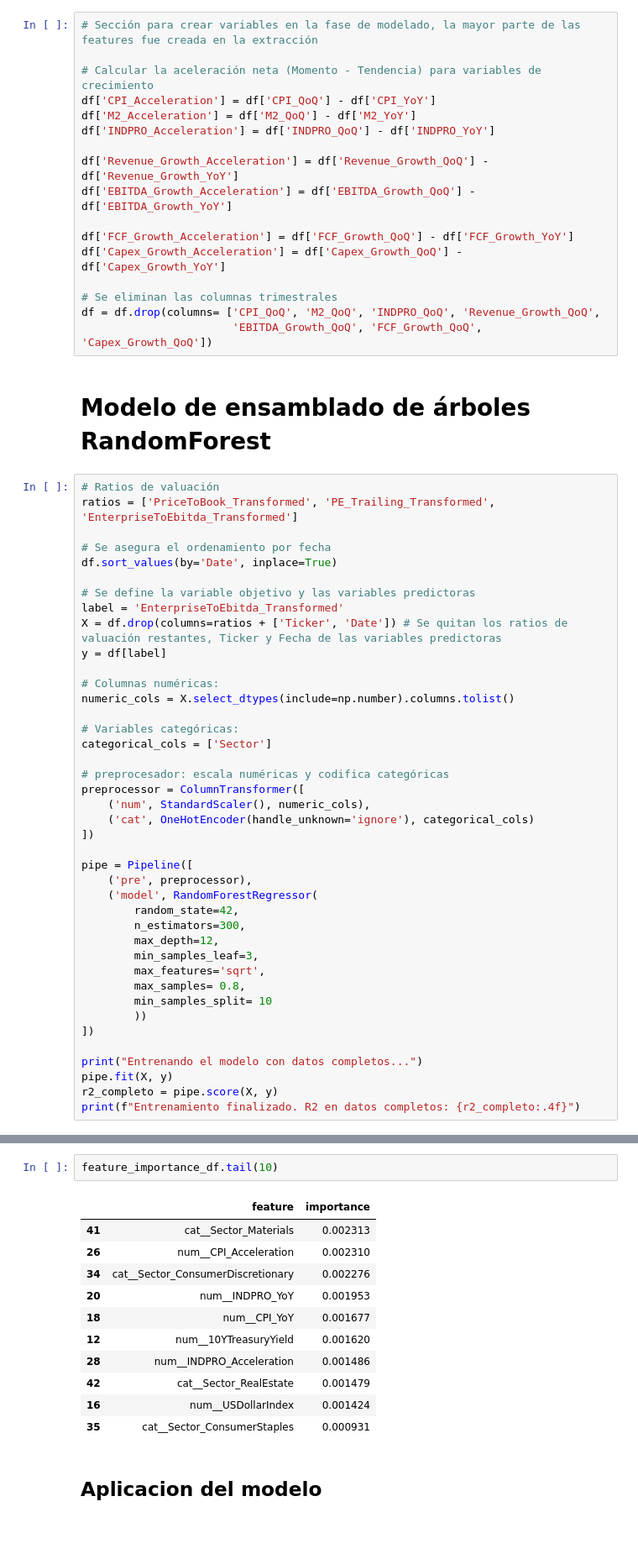
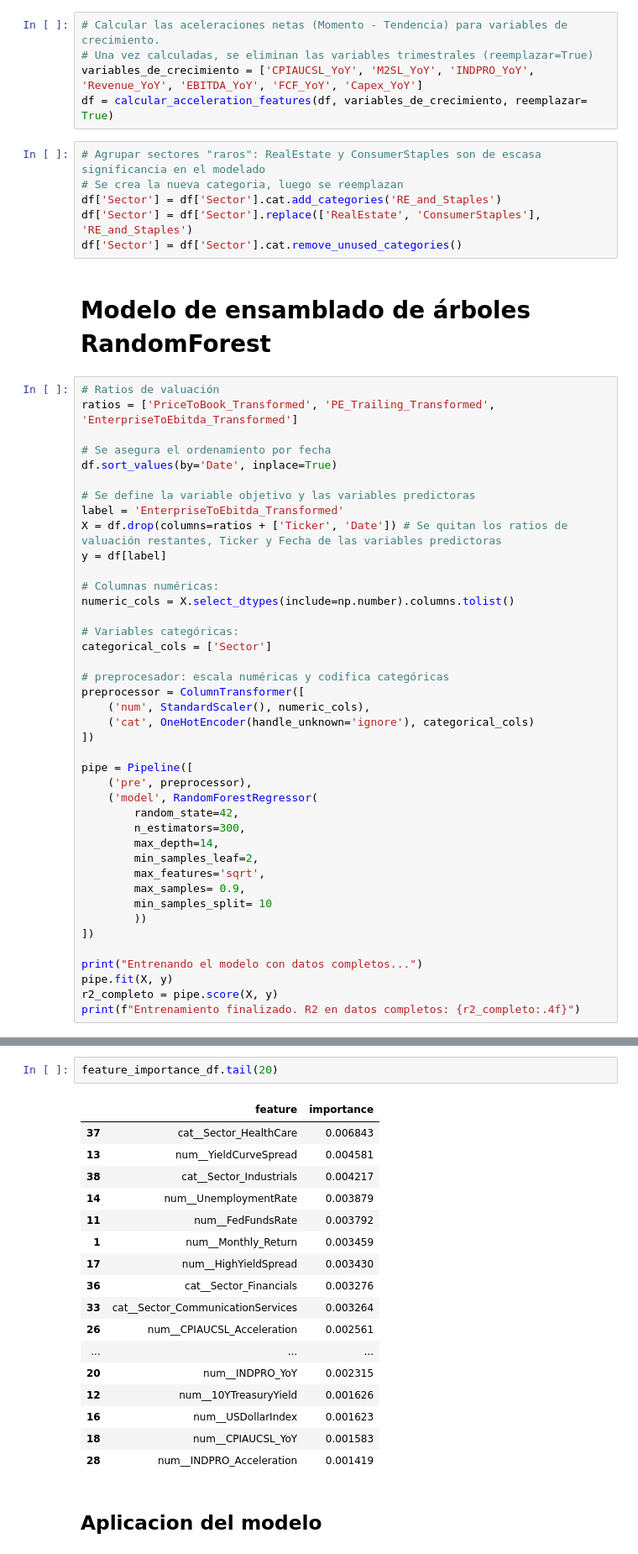
Before and after one commit to sebakremis/FinDataMining, a Jupyter notebook: 03_Modeling.ipynb, the cells around one changed output, grey strips where cells are left out. Shown at 84% size. Drawn from its saved outputs; the diff is of its cells as text; blank space fills up the shorter version.

Commit message:
agrupar sectores raros, modularizar funciones

```diff
--- a/03_Modeling.ipynb
+++ b/03_Modeling.ipynb
@@ -41,20 +44,14 @@ memory usage: 5.3+ MB
 # %%
-# Sección para crear variables en la fase de modelado, la mayor parte de las features fue creada en la extracción
-
-# Calcular la aceleración neta (Momento - Tendencia) para variables de crecimiento
-df['CPI_Acceleration'] = df['CPI_QoQ'] - df['CPI_YoY']
-df['M2_Acceleration'] = df['M2_QoQ'] - df['M2_YoY']
-df['INDPRO_Acceleration'] = df['INDPRO_QoQ'] - df['INDPRO_YoY']
-
-df['Revenue_Growth_Acceleration'] = df['Revenue_Growth_QoQ'] - df['Revenue_Growth_YoY']
-df['EBITDA_Growth_Acceleration'] = df['EBITDA_Growth_QoQ'] - df['EBITDA_Growth_YoY']
-
-df['FCF_Growth_Acceleration'] = df['FCF_Growth_QoQ'] - df['FCF_Growth_YoY']
-df['Capex_Growth_Acceleration'] = df['Capex_Growth_QoQ'] - df['Capex_Growth_YoY']
-
-# Se eliminan las columnas trimestrales
-df = df.drop(columns= ['CPI_QoQ', 'M2_QoQ', 'INDPRO_QoQ', 'Revenue_Growth_QoQ',
-                       'EBITDA_Growth_QoQ', 'FCF_Growth_QoQ', 'Capex_Growth_QoQ'])
+# Calcular las aceleraciones netas (Momento - Tendencia) para variables de crecimiento.
+# Una vez calculadas, se eliminan las variables trimestrales (reemplazar=True)
+variables_de_crecimiento = ['CPIAUCSL_YoY', 'M2SL_YoY', 'INDPRO_YoY', 'Revenue_YoY', 'EBITDA_YoY', 'FCF_YoY', 'Capex_YoY']
+df = calcular_acceleration_features(df, variables_de_crecimiento, reemplazar= True)
+# %%
+# Agrupar sectores "raros": RealEstate y ConsumerStaples son de escasa significancia en el modelado
+# Se crea la nueva categoria, luego se reemplazan
+df['Sector'] = df['Sector'].cat.add_categories('RE_and_Staples')
+df['Sector'] = df['Sector'].replace(['RealEstate', 'ConsumerStaples'], 'RE_and_Staples')
+df['Sector'] = df['Sector'].cat.remove_unused_categories()
 # %% [markdown]
 # Modelo de ensamblado de árboles RandomForest
 # %%
@@ -86,10 +83,10 @@ pipe = Pipeline([
     ('model', RandomForestRegressor(
         random_state=42,
         n_estimators=300,
-        max_depth=12,
-        min_samples_leaf=3,
+        max_depth=14,
+        min_samples_leaf=2,
         max_features='sqrt',
-        max_samples= 0.8,
+        max_samples= 0.9,
         min_samples_split= 10
         ))
 ])
@@ -152,17 +149,23 @@ feature_importance_df.head(20)
 # %%
-feature_importance_df.tail(10)
+feature_importance_df.tail(20)
 # %% [output]
 |  | feature | importance |
-| 41 | cat__Sector_Materials | 0.002313 |
-| 26 | num__CPI_Acceleration | 0.002310 |
-| 34 | cat__Sector_ConsumerDiscretionary | 0.002276 |
-| 20 | num__INDPRO_YoY | 0.001953 |
-| 18 | num__CPI_YoY | 0.001677 |
-| 12 | num__10YTreasuryYield | 0.001620 |
-| 28 | num__INDPRO_Acceleration | 0.001486 |
-| 42 | cat__Sector_RealEstate | 0.001479 |
-| 16 | num__USDollarIndex | 0.001424 |
-| 35 | cat__Sector_ConsumerStaples | 0.000931 |
+| 37 | cat__Sector_HealthCare | 0.006843 |
+| 13 | num__YieldCurveSpread | 0.004581 |
+| 38 | cat__Sector_Industrials | 0.004217 |
+| 14 | num__UnemploymentRate | 0.003879 |
+| 11 | num__FedFundsRate | 0.003792 |
+| 1 | num__Monthly_Return | 0.003459 |
+| 17 | num__HighYieldSpread | 0.003430 |
+| 36 | cat__Sector_Financials | 0.003276 |
+| 33 | cat__Sector_CommunicationServices | 0.003264 |
+| 26 | num__CPIAUCSL_Acceleration | 0.002561 |
+| ... | ... | ... |
+| 20 | num__INDPRO_YoY | 0.002315 |
+| 12 | num__10YTreasuryYield | 0.001626 |
+| 16 | num__USDollarIndex | 0.001623 |
+| 18 | num__CPIAUCSL_YoY | 0.001583 |
+| 28 | num__INDPRO_Acceleration | 0.001419 |
 # %% [markdown]
 ## Aplicacion del modelo
 # %% [markdown]
```
Also changed, not shown: parts of 8 cells of this notebook, 5 other files.
